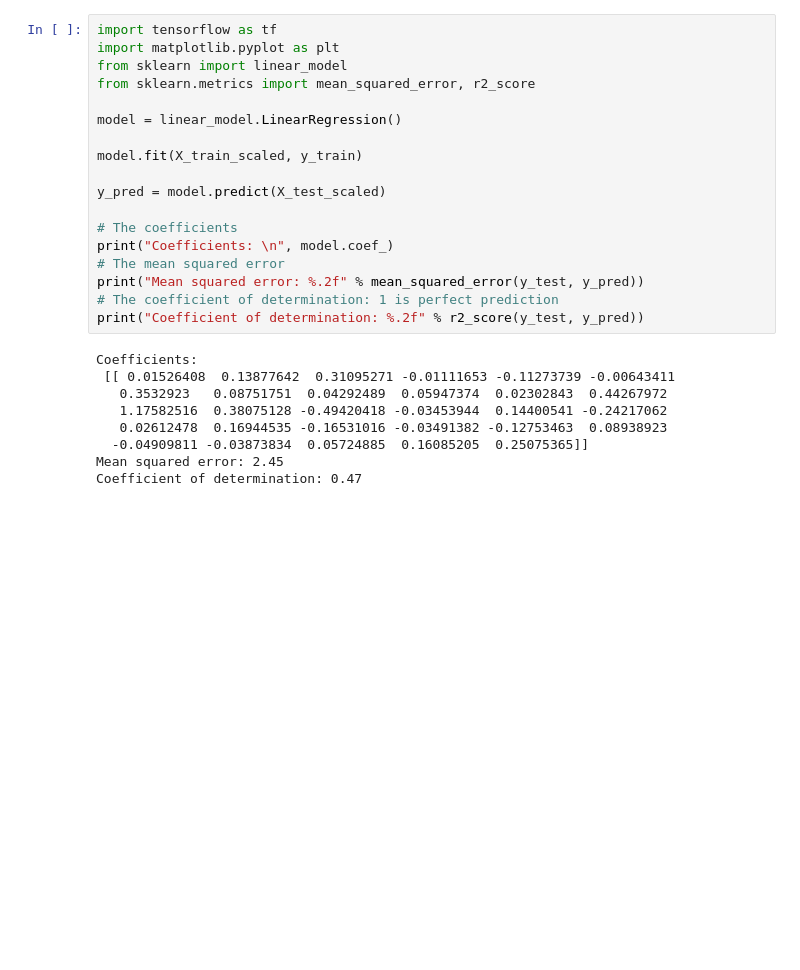
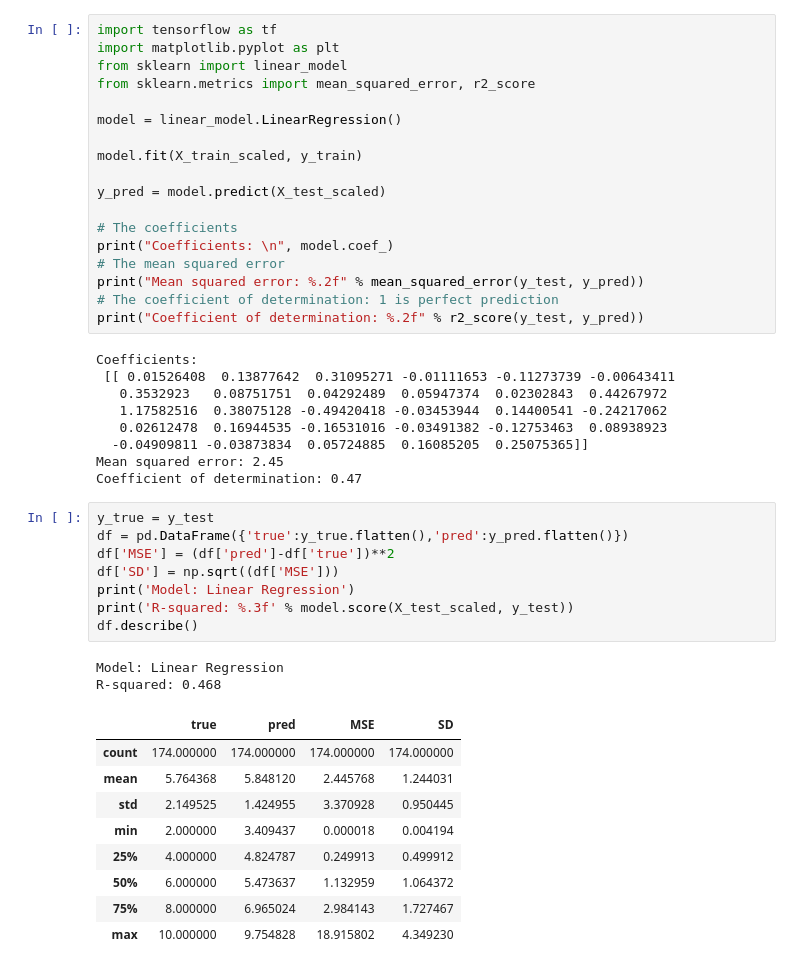
Before and after one commit to pkorat/ML-School-Rating-Prediction-Model, a Jupyter notebook: project4_main_LR.ipynb, the cells around one changed output. Drawn from its saved outputs; the diff is of its cells as text; blank space fills up the shorter version.

```diff
--- a/project4_main_LR.ipynb
+++ b/project4_main_LR.ipynb
@@ -173,3 +173,23 @@ Coefficients:
   -0.04909811 -0.03873834  0.05724885  0.16085205  0.25075365]]
 Mean squared error: 2.45
 Coefficient of determination: 0.47
+# %%
+y_true = y_test
+df = pd.DataFrame({'true':y_true.flatten(),'pred':y_pred.flatten()})
+df['MSE'] = (df['pred']-df['true'])**2
+df['SD'] = np.sqrt((df['MSE']))
+print('Model: Linear Regression')
+print('R-squared: %.3f' % model.score(X_test_scaled, y_test))
+df.describe()
+# %% [output]
+Model: Linear Regression
+R-squared: 0.468
+|  | true | pred | MSE | SD |
+| count | 174.000000 | 174.000000 | 174.000000 | 174.000000 |
+| mean | 5.764368 | 5.848120 | 2.445768 | 1.244031 |
+| std | 2.149525 | 1.424955 | 3.370928 | 0.950445 |
+| min | 2.000000 | 3.409437 | 0.000018 | 0.004194 |
+| 25% | 4.000000 | 4.824787 | 0.249913 | 0.499912 |
+| 50% | 6.000000 | 5.473637 | 1.132959 | 1.064372 |
+| 75% | 8.000000 | 6.965024 | 2.984143 | 1.727467 |
+| max | 10.000000 | 9.754828 | 18.915802 | 4.349230 |
```
